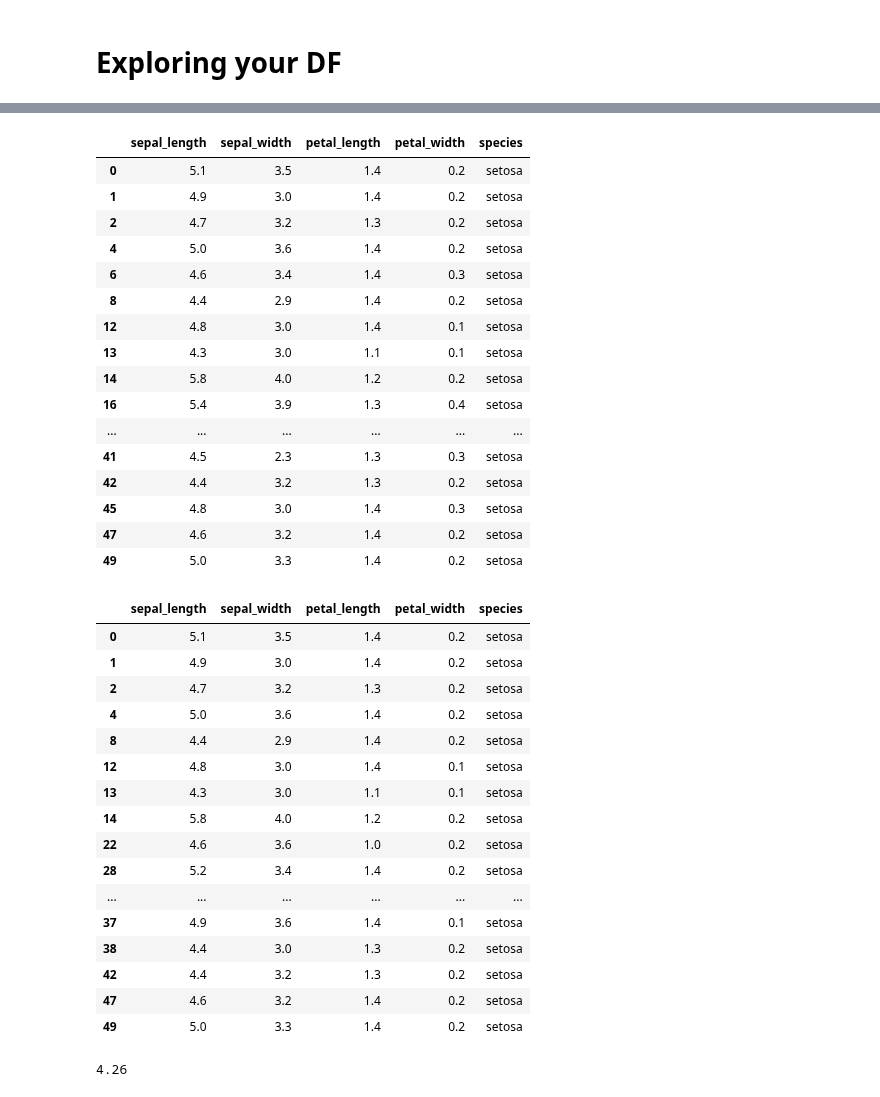
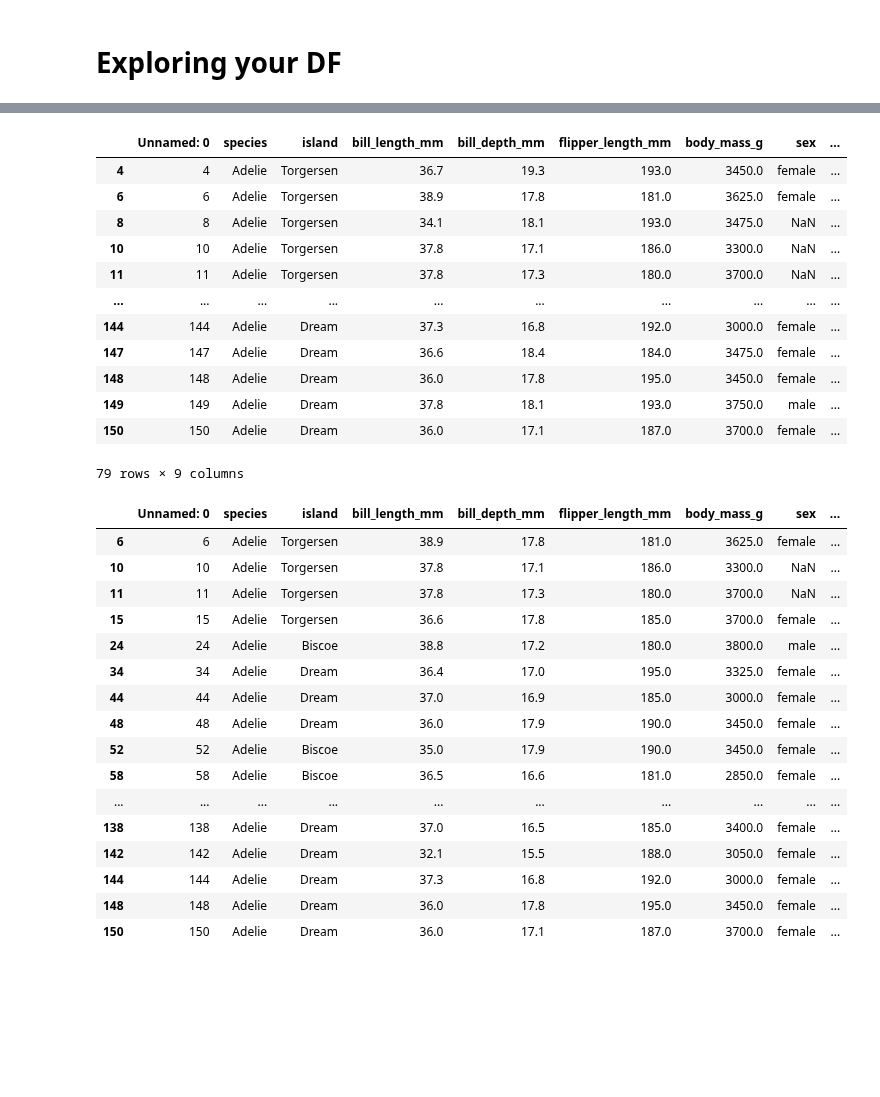
Before and after one commit to chelseaparlett/CPSC392ParlettPelleriti, a Jupyter notebook: InClass/LectureNotebooks/Class4.ipynb, the cells around one changed output, grey strips where cells are left out. Cells and saved outputs as stored; diff of their text form; code cells hidden in the pictures; blank space fills up the shorter version.

```diff
--- a/InClass/LectureNotebooks/Class4.ipynb
+++ b/InClass/LectureNotebooks/Class4.ipynb
@@ -49,9 +46,7 @@ DF3.head()
 | 4 | 0.31 | Good | J | SI2 | 63.3 | 58.0 | 335 | 4.34 | 4.35 | 2.75 |
 # %%
 # From your Computer
-
-pathDF = "/Users/chelseaparlett/Desktop/Desktop/School/CPSC392parlettpelleriti/Data/iris.csv"
-
+pathDF = "/Users/chelseaparlett/Desktop/Desktop/School/CPSC392parlettpelleriti/Data/penguins.csv"
 DF4 = pd.read_csv(pathDF)
 
 DF4.head()
@@ -197,52 +206,40 @@ DF4.loc[setosas]
 # %%
-shortboi = DF4["petal_length"] <= 1.4
+shortboi = DF4["bill_length_mm"] < 39
 
 DF4.loc[shortboi]
 # %% [output]
-|  | sepal_length | sepal_width | petal_length | petal_width | species |
-| 0 | 5.1 | 3.5 | 1.4 | 0.2 | setosa |
-| 1 | 4.9 | 3.0 | 1.4 | 0.2 | setosa |
-| 2 | 4.7 | 3.2 | 1.3 | 0.2 | setosa |
-| 4 | 5.0 | 3.6 | 1.4 | 0.2 | setosa |
-| 6 | 4.6 | 3.4 | 1.4 | 0.3 | setosa |
-| 8 | 4.4 | 2.9 | 1.4 | 0.2 | setosa |
-| 12 | 4.8 | 3.0 | 1.4 | 0.1 | setosa |
-| 13 | 4.3 | 3.0 | 1.1 | 0.1 | setosa |
-| 14 | 5.8 | 4.0 | 1.2 | 0.2 | setosa |
-| 16 | 5.4 | 3.9 | 1.3 | 0.4 | setosa |
-| ... | ... | ... | ... | ... | ... |
-| 41 | 4.5 | 2.3 | 1.3 | 0.3 | setosa |
-| 42 | 4.4 | 3.2 | 1.3 | 0.2 | setosa |
-| 45 | 4.8 | 3.0 | 1.4 | 0.3 | setosa |
-| 47 | 4.6 | 3.2 | 1.4 | 0.2 | setosa |
-| 49 | 5.0 | 3.3 | 1.4 | 0.2 | setosa |
+|  | Unnamed: 0 | species | island | bill_length_mm | bill_depth_mm | flipper_length_mm | body_mass_g | sex | ... |
+| 4 | 4 | Adelie | Torgersen | 36.7 | 19.3 | 193.0 | 3450.0 | female | ... |
+| 6 | 6 | Adelie | Torgersen | 38.9 | 17.8 | 181.0 | 3625.0 | female | ... |
+| 8 | 8 | Adelie | Torgersen | 34.1 | 18.1 | 193.0 | 3475.0 | NaN | ... |
+| 10 | 10 | Adelie | Torgersen | 37.8 | 17.1 | 186.0 | 3300.0 | NaN | ... |
+| 11 | 11 | Adelie | Torgersen | 37.8 | 17.3 | 180.0 | 3700.0 | NaN | ... |
+| ... | ... | ... | ... | ... | ... | ... | ... | ... | ... |
+| 144 | 144 | Adelie | Dream | 37.3 | 16.8 | 192.0 | 3000.0 | female | ... |
+| 147 | 147 | Adelie | Dream | 36.6 | 18.4 | 184.0 | 3475.0 | female | ... |
+| 148 | 148 | Adelie | Dream | 36.0 | 17.8 | 195.0 | 3450.0 | female | ... |
+| 149 | 149 | Adelie | Dream | 37.8 | 18.1 | 193.0 | 3750.0 | male | ... |
+| 150 | 150 | Adelie | Dream | 36.0 | 17.1 | 187.0 | 3700.0 | female | ... |
+79 rows × 9 columns
 # %%
-shortboi2 = (DF4["petal_length"] <= 1.4) & (DF4["petal_width"] <= 0.2)
+shortboi2 = (DF4["bill_length_mm"] < 39) & (DF4["bill_depth_mm"] < 18)
 
 DF4.loc[shortboi2]
 # %% [output]
-|  | sepal_length | sepal_width | petal_length | petal_width | species |
-| 0 | 5.1 | 3.5 | 1.4 | 0.2 | setosa |
-| 1 | 4.9 | 3.0 | 1.4 | 0.2 | setosa |
-| 2 | 4.7 | 3.2 | 1.3 | 0.2 | setosa |
-| 4 | 5.0 | 3.6 | 1.4 | 0.2 | setosa |
-| 8 | 4.4 | 2.9 | 1.4 | 0.2 | setosa |
-| 12 | 4.8 | 3.0 | 1.4 | 0.1 | setosa |
-| 13 | 4.3 | 3.0 | 1.1 | 0.1 | setosa |
-| 14 | 5.8 | 4.0 | 1.2 | 0.2 | setosa |
-| 22 | 4.6 | 3.6 | 1.0 | 0.2 | setosa |
-| 28 | 5.2 | 3.4 | 1.4 | 0.2 | setosa |
-| ... | ... | ... | ... | ... | ... |
-| 37 | 4.9 | 3.6 | 1.4 | 0.1 | setosa |
-| 38 | 4.4 | 3.0 | 1.3 | 0.2 | setosa |
-| 42 | 4.4 | 3.2 | 1.3 | 0.2 | setosa |
-| 47 | 4.6 | 3.2 | 1.4 | 0.2 | setosa |
-| 49 | 5.0 | 3.3 | 1.4 | 0.2 | setosa |
+|  | Unnamed: 0 | species | island | bill_length_mm | bill_depth_mm | flipper_length_mm | body_mass_g | sex | ... |
+| 6 | 6 | Adelie | Torgersen | 38.9 | 17.8 | 181.0 | 3625.0 | female | ... |
+| 10 | 10 | Adelie | Torgersen | 37.8 | 17.1 | 186.0 | 3300.0 | NaN | ... |
+| 11 | 11 | Adelie | Torgersen | 37.8 | 17.3 | 180.0 | 3700.0 | NaN | ... |
+| 15 | 15 | Adelie | Torgersen | 36.6 | 17.8 | 185.0 | 3700.0 | female | ... |
+| 24 | 24 | Adelie | Biscoe | 38.8 | 17.2 | 180.0 | 3800.0 | male | ... |
+| 34 | 34 | Adelie | Dream | 36.4 | 17.0 | 195.0 | 3325.0 | female | ... |
+| 44 | 44 | Adelie | Dream | 37.0 | 16.9 | 185.0 | 3000.0 | female | ... |
+| 48 | 48 | Adelie | Dream | 36.0 | 17.9 | 190.0 | 3450.0 | female | ... |
+| 52 | 52 | Adelie | Biscoe | 35.0 | 17.9 | 190.0 | 3450.0 | female | ... |
+| 58 | 58 | Adelie | Biscoe | 36.5 | 16.6 | 181.0 | 2850.0 | female | ... |
+| ... | ... | ... | ... | ... | ... | ... | ... | ... | ... |
+| 138 | 138 | Adelie | Dream | 37.0 | 16.5 | 185.0 | 3400.0 | female | ... |
+| 142 | 142 | Adelie | Dream | 32.1 | 15.5 | 188.0 | 3050.0 | female | ... |
+| 144 | 144 | Adelie | Dream | 37.3 | 16.8 | 192.0 | 3000.0 | female | ... |
+| 148 | 148 | Adelie | Dream | 36.0 | 17.8 | 195.0 | 3450.0 | female | ... |
+| 150 | 150 | Adelie | Dream | 36.0 | 17.1 | 187.0 | 3700.0 | female | ... |
-# %%
-# What is the mean petal width for versicolor irises whith a petal length > 1.5?
-
-versicolorAndshort = (DF4["species"] == "versicolor") & (DF4["petal_length"] > 1.5)
-
-DF4.loc[versicolorAndshort, "petal_length"].mean()
-# %% [output]
-4.26
```
Also changed, not shown: parts of 19 cells of this notebook, 1 other file.
